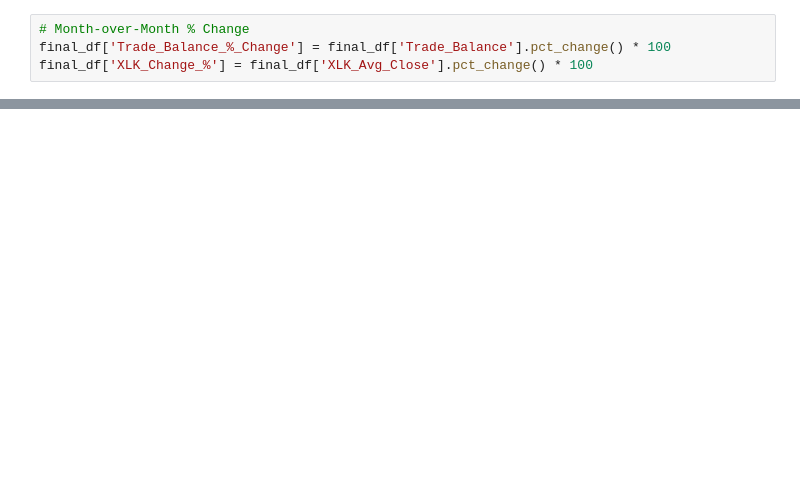
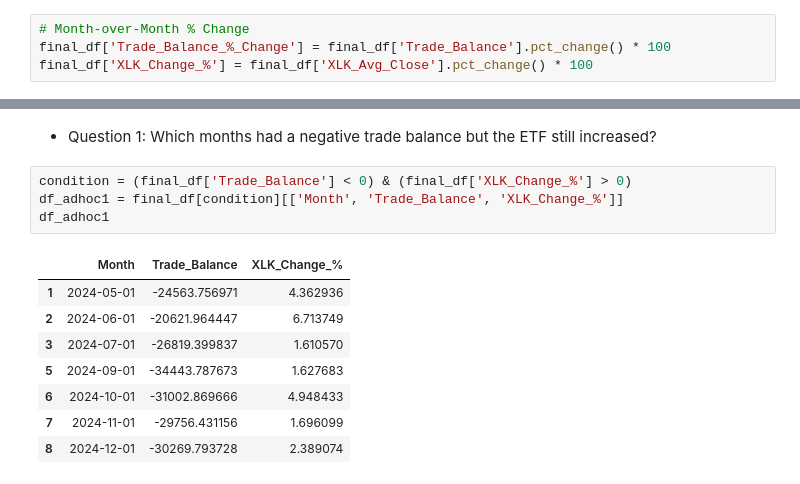
Before and after one commit to shreyakolte/us_trade_finance_analysis_2024, a Jupyter notebook: trade_vs_finance_analysis.ipynb, the cells around one changed output, grey strips where cells are left out. Drawn from its saved outputs; the diff is of its cells as text; blank space fills up the shorter version.

```diff
--- a/trade_vs_finance_analysis.ipynb
+++ b/trade_vs_finance_analysis.ipynb
@@ -141,0 +259,15 @@ final_df['XLK_Change_%'] = final_df['XLK_Avg_Close'].pct_change() * 100
+# %% [markdown]
+* Question 1: Which months had a negative trade balance but the ETF still increased?
+# %%
+condition = (final_df['Trade_Balance'] < 0) & (final_df['XLK_Change_%'] > 0)
+df_adhoc1 = final_df[condition][['Month', 'Trade_Balance', 'XLK_Change_%']]
+df_adhoc1
+# %% [output]
+|  | Month | Trade_Balance | XLK_Change_% |
+| 1 | 2024-05-01 | -24563.756971 | 4.362936 |
+| 2 | 2024-06-01 | -20621.964447 | 6.713749 |
+| 3 | 2024-07-01 | -26819.399837 | 1.610570 |
+| 5 | 2024-09-01 | -34443.787673 | 1.627683 |
+| 6 | 2024-10-01 | -31002.869666 | 4.948433 |
+| 7 | 2024-11-01 | -29756.431156 | 1.696099 |
+| 8 | 2024-12-01 | -30269.793728 | 2.389074 |
```
Also changed, not shown: parts of 18 cells of this notebook.
